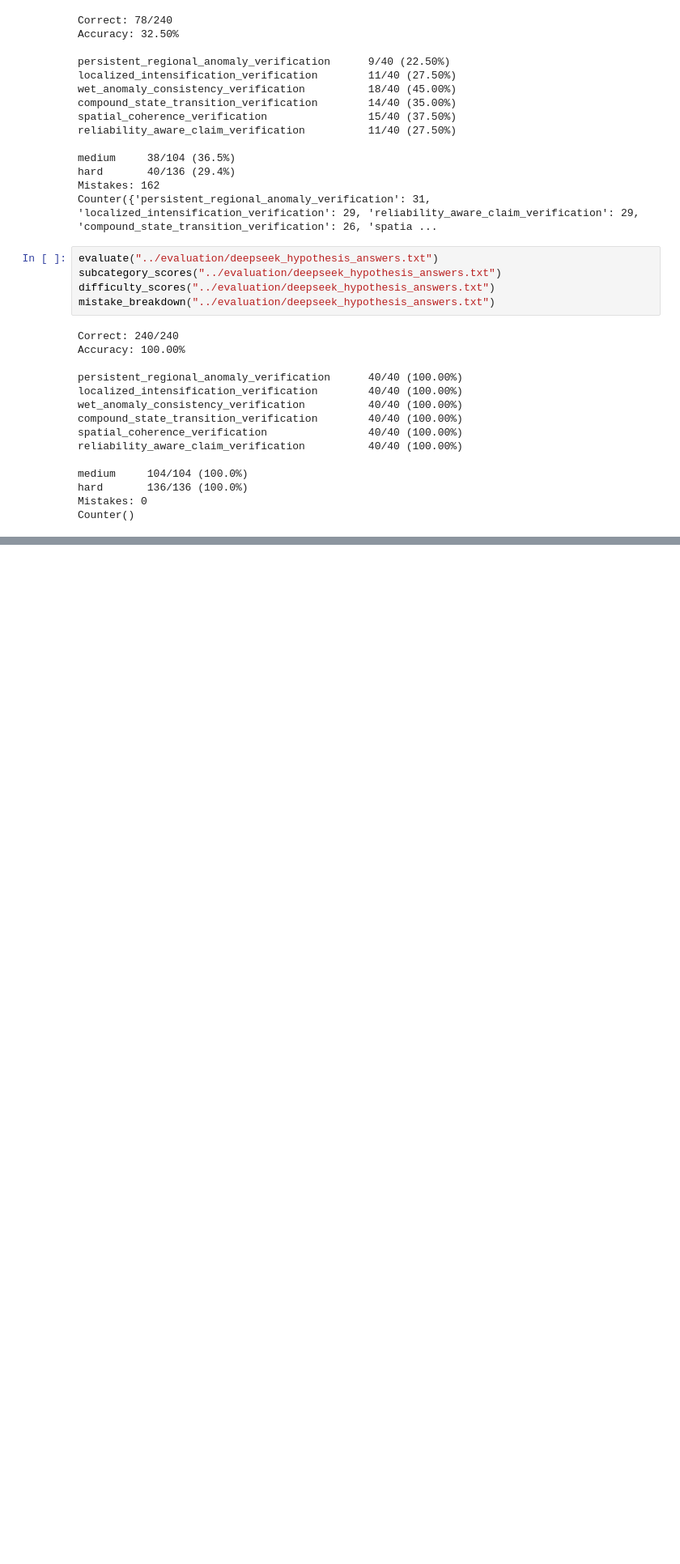
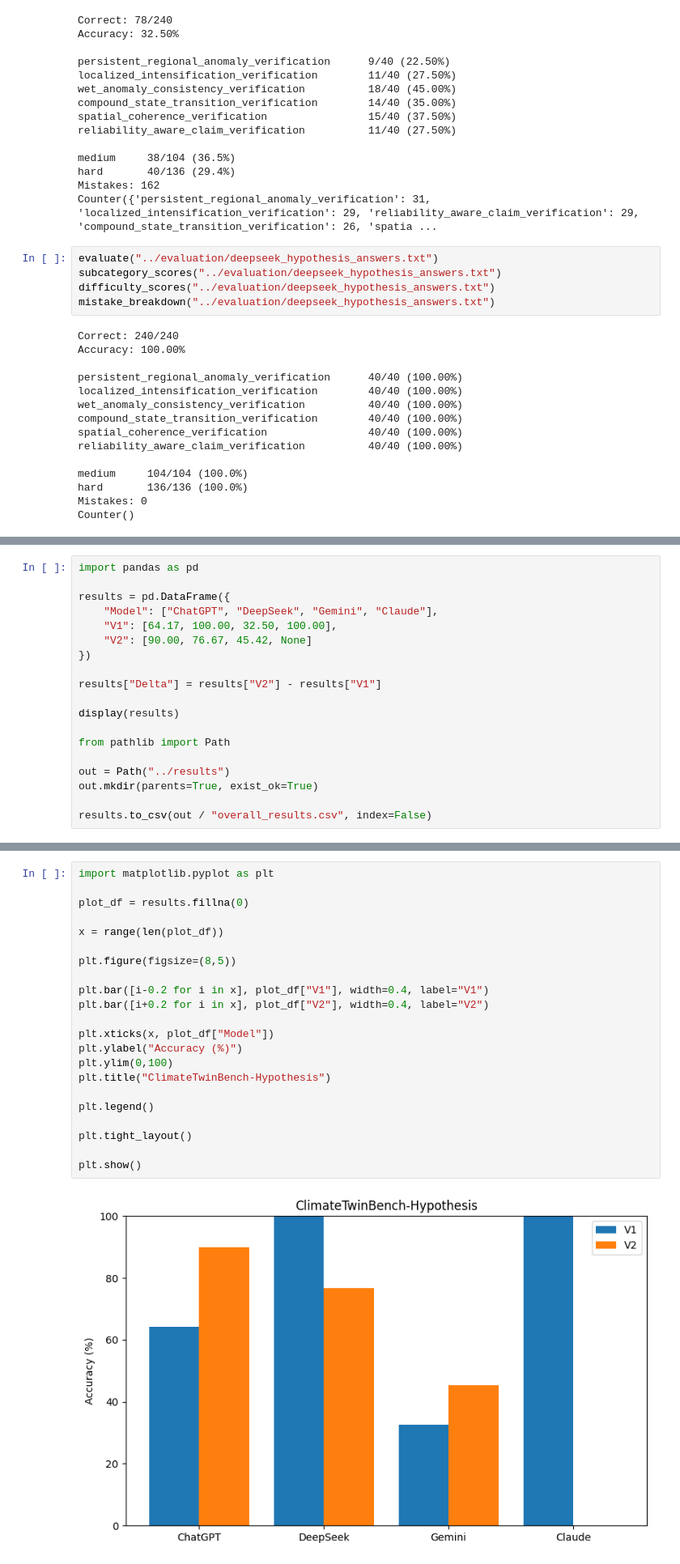
Before and after one commit to aadityat23/ClimateTwinIndia, a Jupyter notebook: notebooks/evaluate_hypothesis.ipynb, the cells around one changed output, grey strips where cells are left out. Shown at 81% size. Cells and saved outputs as stored; diff of their text form; blank space fills up the shorter version.

Commit message:
Add evaluation notebook and benchmark updates

```diff
--- a/notebooks/evaluate_hypothesis.ipynb
+++ b/notebooks/evaluate_hypothesis.ipynb
@@ -204,0 +252,19 @@ Counter()
+# %%
+import pandas as pd
+
+results = pd.DataFrame({
+    "Model": ["ChatGPT", "DeepSeek", "Gemini", "Claude"],
+    "V1": [64.17, 100.00, 32.50, 100.00],
+    "V2": [90.00, 76.67, 45.42, None]
+})
+
+results["Delta"] = results["V2"] - results["V1"]
+
+display(results)
+
+from pathlib import Path
+
+out = Path("../results")
+out.mkdir(parents=True, exist_ok=True)
+
+results.to_csv(out / "overall_results.csv", index=False)
@@ -204,0 +277,24 @@ Counter()
+# %%
+import matplotlib.pyplot as plt
+
+plot_df = results.fillna(0)
+
+x = range(len(plot_df))
+
+plt.figure(figsize=(8,5))
+
+plt.bar([i-0.2 for i in x], plot_df["V1"], width=0.4, label="V1")
+plt.bar([i+0.2 for i in x], plot_df["V2"], width=0.4, label="V2")
+
+plt.xticks(x, plot_df["Model"])
+plt.ylabel("Accuracy (%)")
+plt.ylim(0,100)
+plt.title("ClimateTwinBench-Hypothesis")
+
+plt.legend()
+
+plt.tight_layout()
+
+plt.show()
+# %% [output]
+[figure, added]
```
Also changed, not shown: parts of 20 cells of this notebook, 10 other files.
